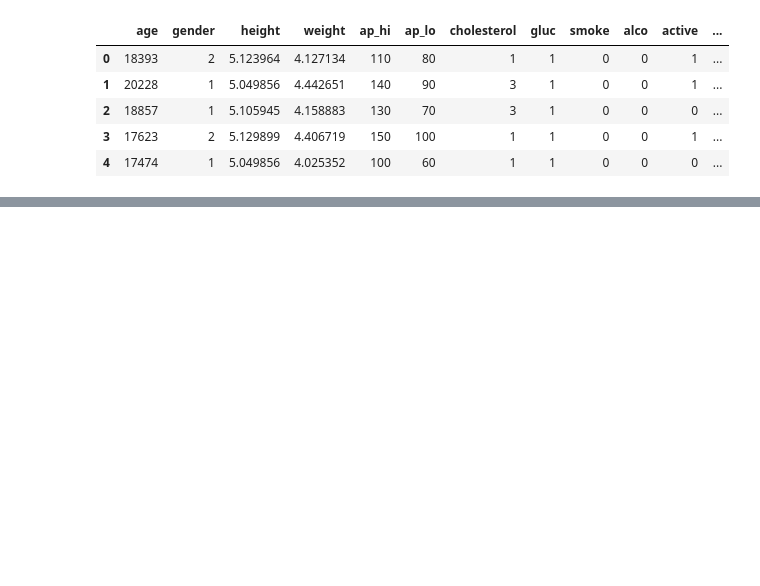
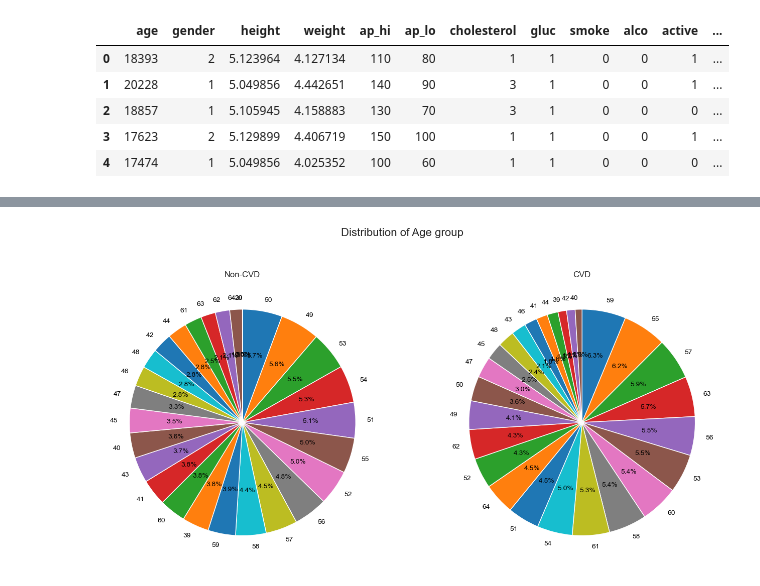
Before and after one commit to MasoudNateghi/CS534, a Jupyter notebook: Project/Project.ipynb, the cells around one changed output, grey strips where cells are left out. Drawn from its saved outputs; the diff is of its cells as text; code cells hidden in the pictures; blank space fills up the shorter version.

```diff
--- a/Project/Project.ipynb
+++ b/Project/Project.ipynb
@@ -377,0 +411,22 @@ Final data samples: 62211 | Number of features: 18
+# %%
+# Data for Non-CVD
+non_cvd_data = df_log[df_log['cardio'] == 0]['age_years'].value_counts()
+
+# Data for CVD
+cvd_data = df_log[df_log['cardio'] == 1]['age_years'].value_counts()
+
+# Create subplots
+fig, axs = plt.subplots(1, 2, figsize=(16, 8))
+
+# Plot for Non-CVD
+axs[0].pie(non_cvd_data, labels=non_cvd_data.index, autopct='%1.1f%%', startangle=90, counterclock=False, textprops={'color': 'black'})
+axs[0].set_title("Non-CVD")
+
+# Plot for CVD
+axs[1].pie(cvd_data, labels=cvd_data.index, autopct='%1.1f%%', startangle=90, counterclock=False, textprops={'color': 'black'})
+axs[1].set_title("CVD")
+
+plt.suptitle("Distribution of Age group", fontsize=16)
+plt.show()
+# %% [output]
+[figure, added]
```
Also changed, not shown: parts of 25 cells of this notebook.
